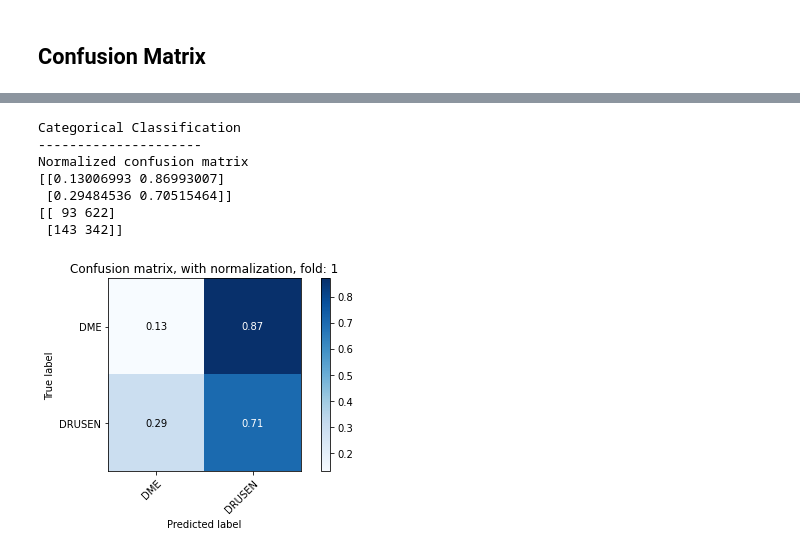
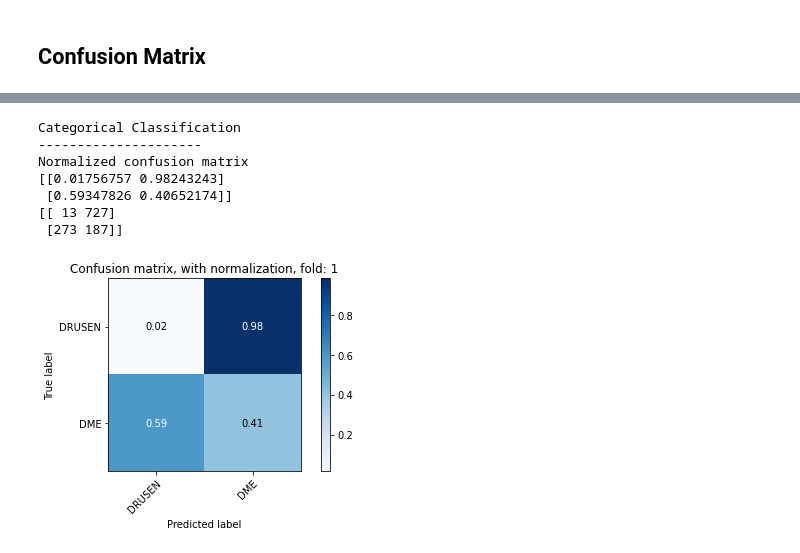
Before and after one commit to stanlygomes/Biomedical_AI, a Jupyter notebook: HW2/HW2.ipynb, the cells around one changed output, grey strips where cells are left out. Cells and saved outputs as stored; diff of their text form; code cells hidden in the pictures.

```diff
--- a/HW2/HW2.ipynb
+++ b/HW2/HW2.ipynb
@@ -204,6 +210,7 @@ class DataGen_seq(tf.keras.utils.Sequence):
 
     # Preprocessing
     img_arr = tf.image.resize(img_arr, (size[0], size[1])).numpy()
+    img_arr = tf.image.rot90(img_arr, k=random.randint(1, 4))
 
     return img_arr/255.
 
@@ -655,7 +664,7 @@ test_datagen = ImageDataGenerator(
     fill_mode = 'constant')
 
 test_generator = test_datagen.flow_from_directory(
-                              directory = '/content/Data_Small/train',
+                              directory = '/content/Data_Small/test',
                               target_size = (img_width, img_height),
                               class_mode = class_mode,
                               batch_size = batch_size)
@@ -683,22 +692,22 @@ Found 2534 images belonging to 2 classes.
 # %%
 title_mat = 'Confusion matrix, with normalization, fold: ' + str(fold_num)
 plot_name = name_dir + '/confusion_matrix_fold' + str(fold_num) + '.png'
 print('Categorical Classification')
 print('---------------------')
 plot_confusion_matrix(y_true.argmax(axis=1),
                       y_pred.argmax(axis=1),
-                      classes = {'DME': 0, 'DRUSEN': 1},
+                      classes = {'DRUSEN': 0, 'DME': 1},
                       normalize = True,
                       title = title_mat)
 plt.savefig(plot_name)
 cm = confusion_matrix(y_true.argmax(axis=1), y_pred.argmax(axis=1))
 print(cm)
 # %% [output]
 Categorical Classification
 ---------------------
 Normalized confusion matrix
-[[0.13006993 0.86993007]
- [0.29484536 0.70515464]]
-[[ 93 622]
- [143 342]]
+[[0.01756757 0.98243243]
+ [0.59347826 0.40652174]]
+[[ 13 727]
+ [273 187]]
-[figure, old version]
+[figure, new version]
```
Also changed, not shown: parts of 7 cells of this notebook.
